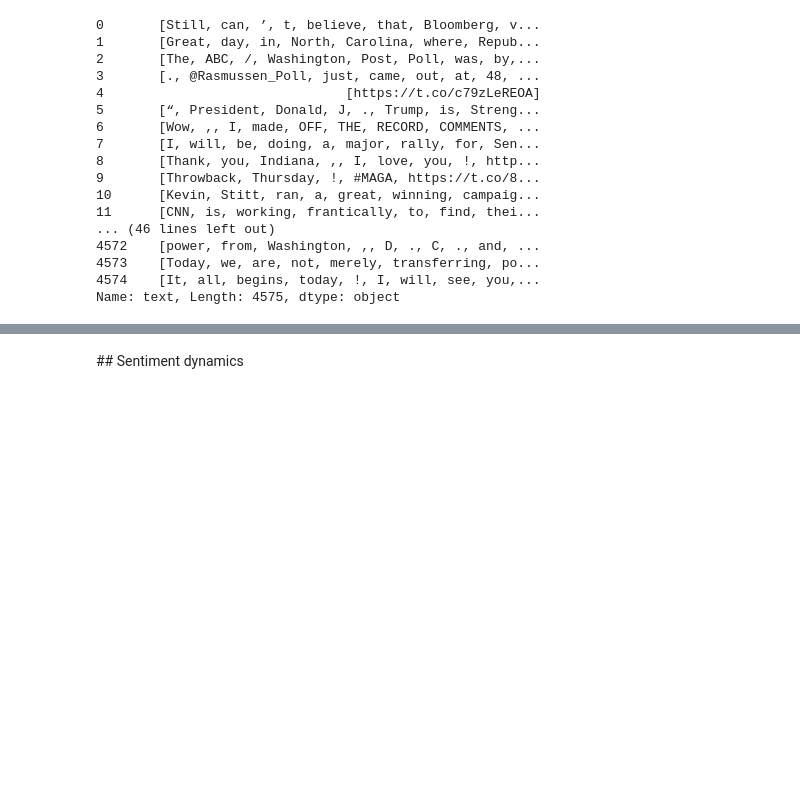
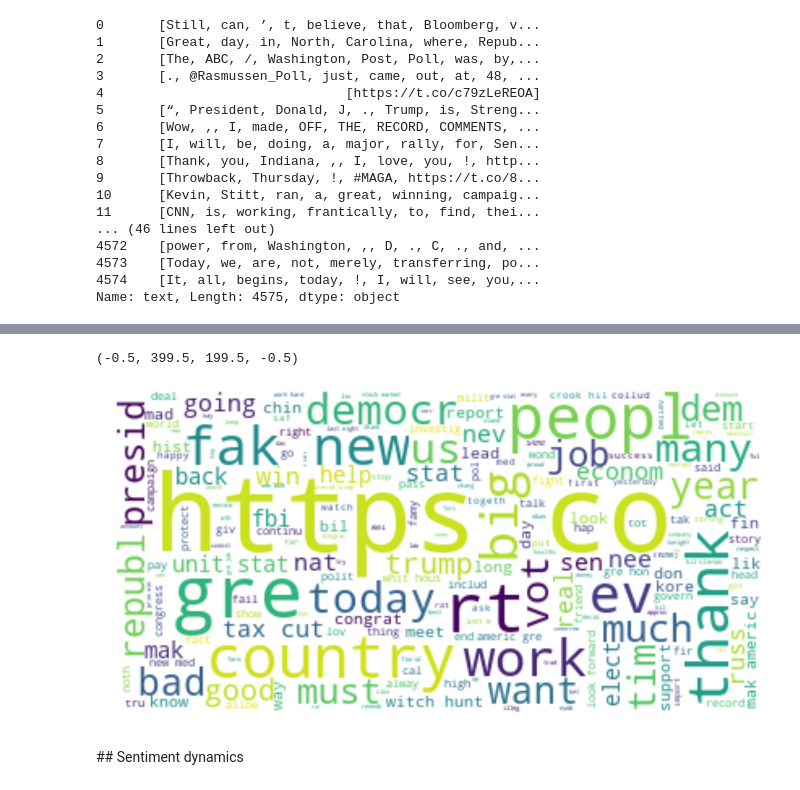
Before and after one commit to GiorgiaAuroraAdorni/trump-tweets-analytics, a Jupyter notebook: TrumpTweetsSentimentAnalysis.ipynb, the cells around one changed output, grey strips where cells are left out. Drawn from its saved outputs; the diff is of its cells as text; code cells hidden in the pictures; blank space fills up the shorter version.

```diff
--- a/TrumpTweetsSentimentAnalysis.ipynb
+++ b/TrumpTweetsSentimentAnalysis.ipynb
@@ -173,23 +173,39 @@ tweets.apply(preprocess)
 4574    [It, all, begins, today, !, I, will, see, you,...
 Name: text, Length: 4575, dtype: object
 # %%
-tokening = TweetTokenizer(strip_handles=True, reduce_len=True)
-
 tweets_tokenized = tweets.apply(tokening.tokenize)
 
-# Stopword removal
+# Stopwords removal
 stop = stopwords.words('english')
+# adding some of the stopwords after observing the tweets
+stop = set(stop)
+stop.add("”")
+stop.add("“")
+stop.add("’")
+stop.add("…")
+stop.add("...")
+stop.add("u")
+stop.add("🇸")
+stop.add("🇺")
+stop = list(stop)
 
-tweets_tokenized_stop = tweets_tokenized.apply(lambda x: [item for item in x if item not in stop])
-tweets_tokenized_stop
+tweets_tokenized_stop = tweets_tokenized.apply(lambda x: [item for item in x if item.lower() not in stop])
 
-# Punctuaction removal
+# Punctuation removal
 punctuation = string.punctuation
+
 tweets_tokenized_stop_punct = tweets_tokenized_stop.apply(lambda x: [item for item in x if item not in punctuation])
 
-sentences = (list(itertools.chain(tweets_tokenized_stop_punct)))
+# Stemming
+lancaster_stemmer = LancasterStemmer()
+
+tweets_tokenized_new_stem = tweets_tokenized_stop_punct.apply(lambda x: [lancaster_stemmer.stem(item) for item in x])
+tweets_tokenized_new_stem
+
+sentences = (list(itertools.chain(tweets_tokenized_new_stem)))
 flat_list = [item for sublist in sentences for item in sublist]
 flat_list
 
 c = Counter(flat_list)
-c.most_common(10)
+c.most_common(30)
+#RT stay for rusty trump
@@ -196,2 +230,10 @@ c.most_common(10)
+# %%
+fig = plt.figure(figsize=(20,14))
+wordcloud = WordCloud(background_color="white").generate(" ".join(flat_list))
+plt.imshow(wordcloud, interpolation='bilinear')
+plt.axis("off")
+# %% [output]
+(-0.5, 399.5, 199.5, -0.5)
+[figure, added]
 # %% [markdown]
 ## Sentiment dynamics
```
Also changed, not shown: parts of 2 cells of this notebook.
